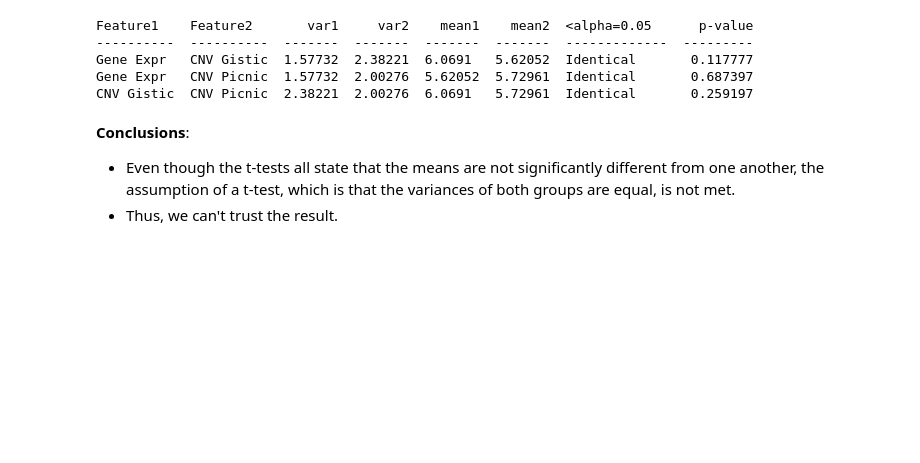
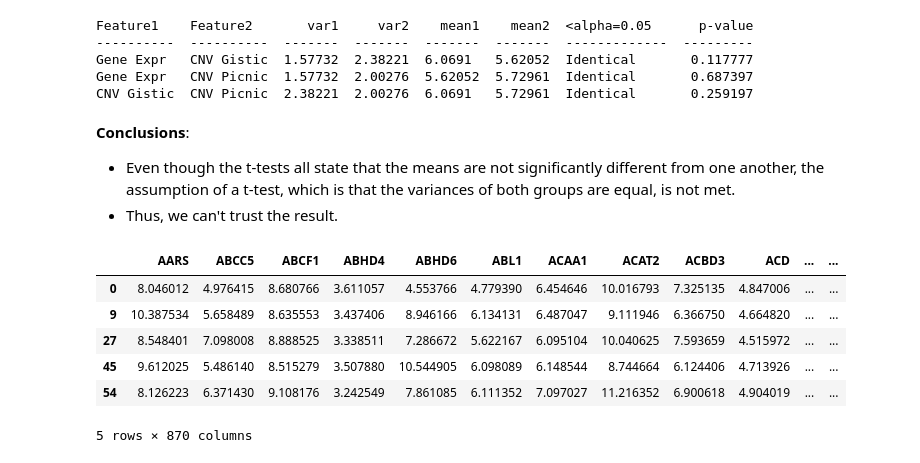
Before and after one commit to PeeteKeesel/gnn-for-drug-response-prediction, a Jupyter notebook: 09_baseline_clean.ipynb, the cells around one changed output. Drawn from its saved outputs; the diff is of its cells as text; code cells hidden in the pictures; blank space fills up the shorter version.

```diff
--- a/09_baseline_clean.ipynb
+++ b/09_baseline_clean.ipynb
@@ -1302,3 +1363,13 @@ CNV Gistic  CNV Picnic  2.38221  2.00276  6.0691   5.72961  Identical       0.25
 __Conclusions__:
 - Even though the t-tests all state that the means are not significantly different from one another, the assumption of a t-test, which is that the variances of both groups are equal, is not met.
 - Thus, we can't trust the result.
+# %%
+gene_expr[ALL_GENES].head(5)
+# %% [output]
+|  | AARS | ABCC5 | ABCF1 | ABHD4 | ABHD6 | ABL1 | ACAA1 | ACAT2 | ACBD3 | ACD | ... | ... |
+| 0 | 8.046012 | 4.976415 | 8.680766 | 3.611057 | 4.553766 | 4.779390 | 6.454646 | 10.016793 | 7.325135 | 4.847006 | ... | ... |
+| 9 | 10.387534 | 5.658489 | 8.635553 | 3.437406 | 8.946166 | 6.134131 | 6.487047 | 9.111946 | 6.366750 | 4.664820 | ... | ... |
+| 27 | 8.548401 | 7.098008 | 8.888525 | 3.338511 | 7.286672 | 5.622167 | 6.095104 | 10.040625 | 7.593659 | 4.515972 | ... | ... |
+| 45 | 9.612025 | 5.486140 | 8.515279 | 3.507880 | 10.544905 | 6.098089 | 6.148544 | 8.744664 | 6.124406 | 4.713926 | ... | ... |
+| 54 | 8.126223 | 6.371430 | 9.108176 | 3.242549 | 7.861085 | 6.111352 | 7.097027 | 11.216352 | 6.900618 | 4.904019 | ... | ... |
+5 rows × 870 columns
```
Also changed, not shown: parts of 24 cells of this notebook, 8 other files.
